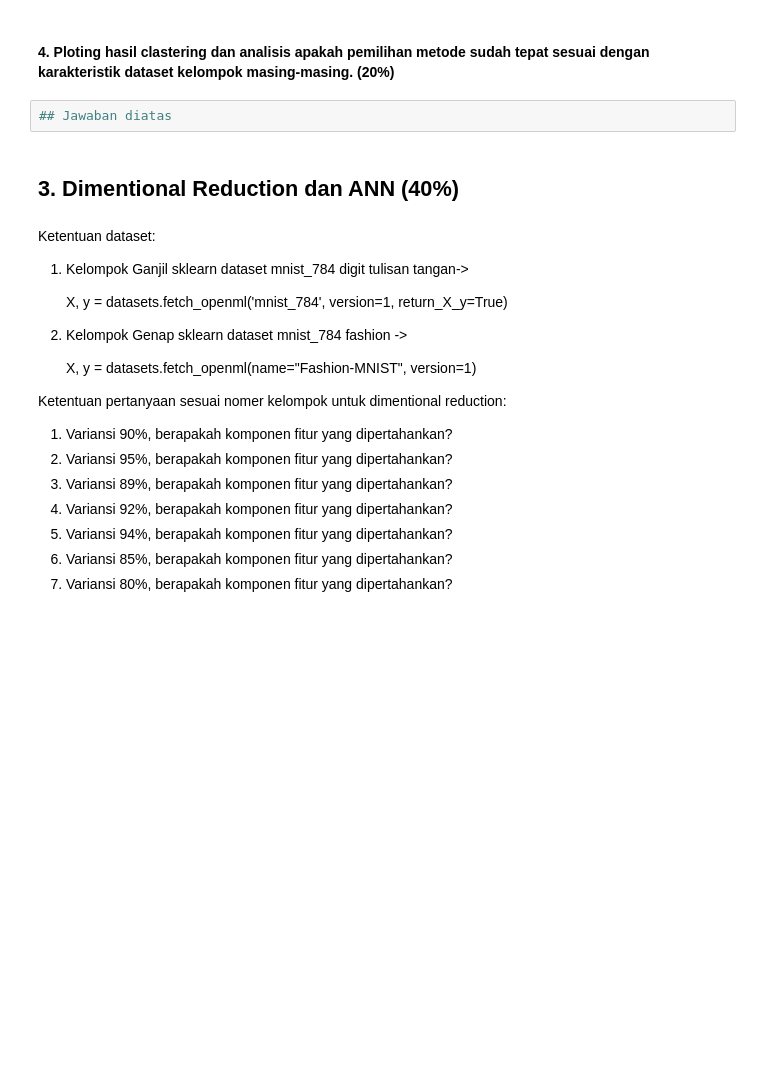
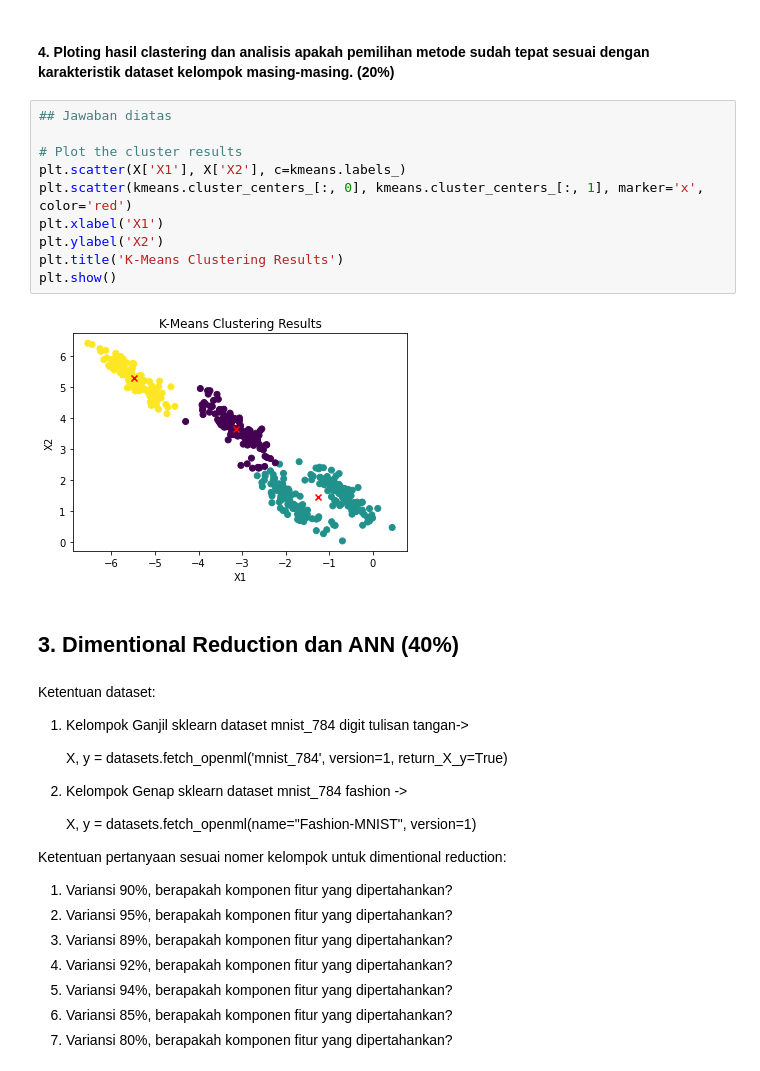
Before and after one commit to farisazizy/Artificial-Intelligence, a Jupyter notebook: SoalUASGenap2223.ipynb, the cells around one changed output. Saved outputs shown, nothing was run; the diff lists cells and outputs as text; blank space fills up the shorter version.

```diff
--- a/SoalUASGenap2223.ipynb
+++ b/SoalUASGenap2223.ipynb
@@ -410,7 +464,17 @@ from sklearn.cluster import DBSCAN
 # %% [markdown]
 #### 4. Ploting hasil clastering dan analisis apakah pemilihan metode sudah tepat sesuai dengan karakteristik dataset kelompok masing-masing. (20%)
-# %%
-## Jawaban diatas
+# %%
+## Jawaban diatas
+
+# Plot the cluster results
+plt.scatter(X['X1'], X['X2'], c=kmeans.labels_)
+plt.scatter(kmeans.cluster_centers_[:, 0], kmeans.cluster_centers_[:, 1], marker='x', color='red')
+plt.xlabel('X1')
+plt.ylabel('X2')
+plt.title('K-Means Clustering Results')
+plt.show()
+# %% [output]
+[figure, added]
 # %% [markdown]
 ## 3. Dimentional Reduction dan ANN (40%)
 # %% [markdown]
```
Also changed, not shown: parts of 12 cells of this notebook, 1 other file.
